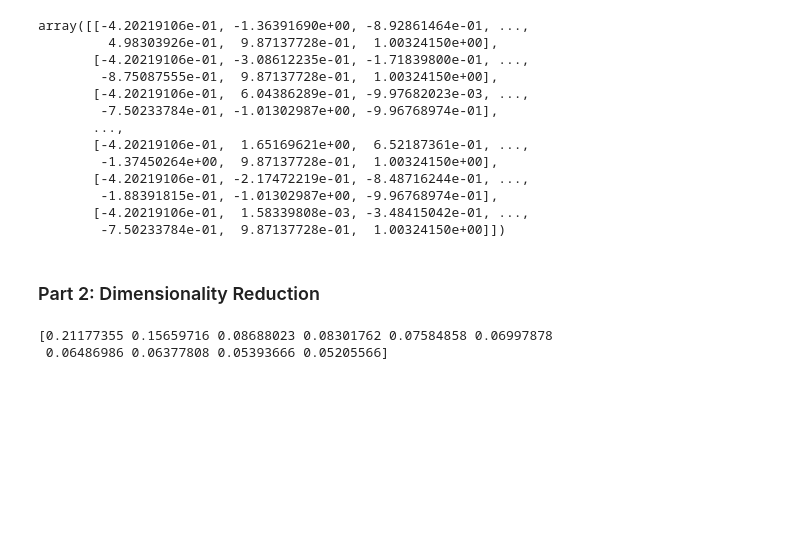
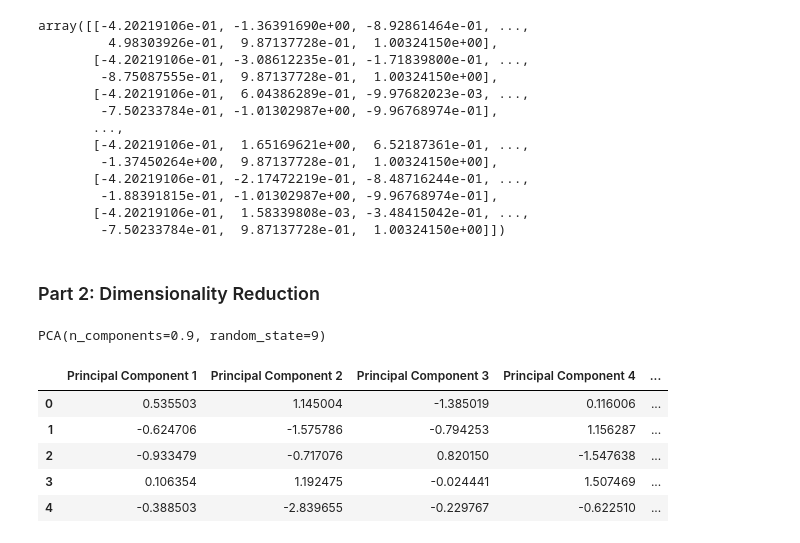
Before and after one commit to ellengrove/myopia-clustering, a Jupyter notebook: myopic_clustering.ipynb, the cells around one changed output. Drawn from its saved outputs; the diff is of its cells as text; code cells hidden in the pictures; blank space fills up the shorter version.

```diff
--- a/myopic_clustering.ipynb
+++ b/myopic_clustering.ipynb
@@ -3,8 +3,8 @@
 # %%
 import pandas as pd
 # %%
-myopia = pd.read_csv('Data/myopia.csv')
-myopia.head()
+myopia_df = pd.read_csv('Data/myopia.csv')
+myopia_df.head()
 # %% [output]
 |  | AGE | SPHEQ | AL | ACD | LT | VCD | SPORTHR | READHR | COMPHR | STUDYHR | TVHR | ... |
 | 0 | 6 | -0.052 | 21.889999 | 3.690 | 3.498 | 14.70 | 45 | 8 | 0 | 0 | 10 | ... |
@@ -39,11 +39,26 @@ array([[-4.20219106e-01, -1.36391690e+00, -8.92861464e-01, ...,
 # %% [markdown]
 ### Part 2: Dimensionality Reduction
 # %%
+# Use principal component analysis to preserve 90% of variance
 from sklearn.decomposition import PCA
 
-pca = PCA(n_components=0.90)
+pca = PCA(n_components=.9,random_state=9)
 pca.fit(myopia_transformed)
-print(pca.explained_variance_ratio_)
 # %% [output]
-[0.21177355 0.15659716 0.08688023 0.08301762 0.07584858 0.06997878
- 0.06486986 0.06377808 0.05393666 0.05205566]
+PCA(n_components=0.9, random_state=9)
+# %%
+pca_column_names = []
+
+for i in range(len(pca.explained_variance_ratio_)):
+    pca_column_names.append(f'Principal Component {i+1}')
+
+# Pandas dataframe containing results of PCA analysis
+pca_df = pd.DataFrame(pca.transform(myopia_transformed),columns=pca_column_names)
+pca_df.head()
+# %% [output]
+|  | Principal Component 1 | Principal Component 2 | Principal Component 3 | Principal Component 4 | ... |
+| 0 | 0.535503 | 1.145004 | -1.385019 | 0.116006 | ... |
+| 1 | -0.624706 | -1.575786 | -0.794253 | 1.156287 | ... |
+| 2 | -0.933479 | -0.717076 | 0.820150 | -1.547638 | ... |
+| 3 | 0.106354 | 1.192475 | -0.024441 | 1.507469 | ... |
+| 4 | -0.388503 | -2.839655 | -0.229767 | -0.622510 | ... |
```
Also changed, not shown: parts of 6 cells of this notebook.
